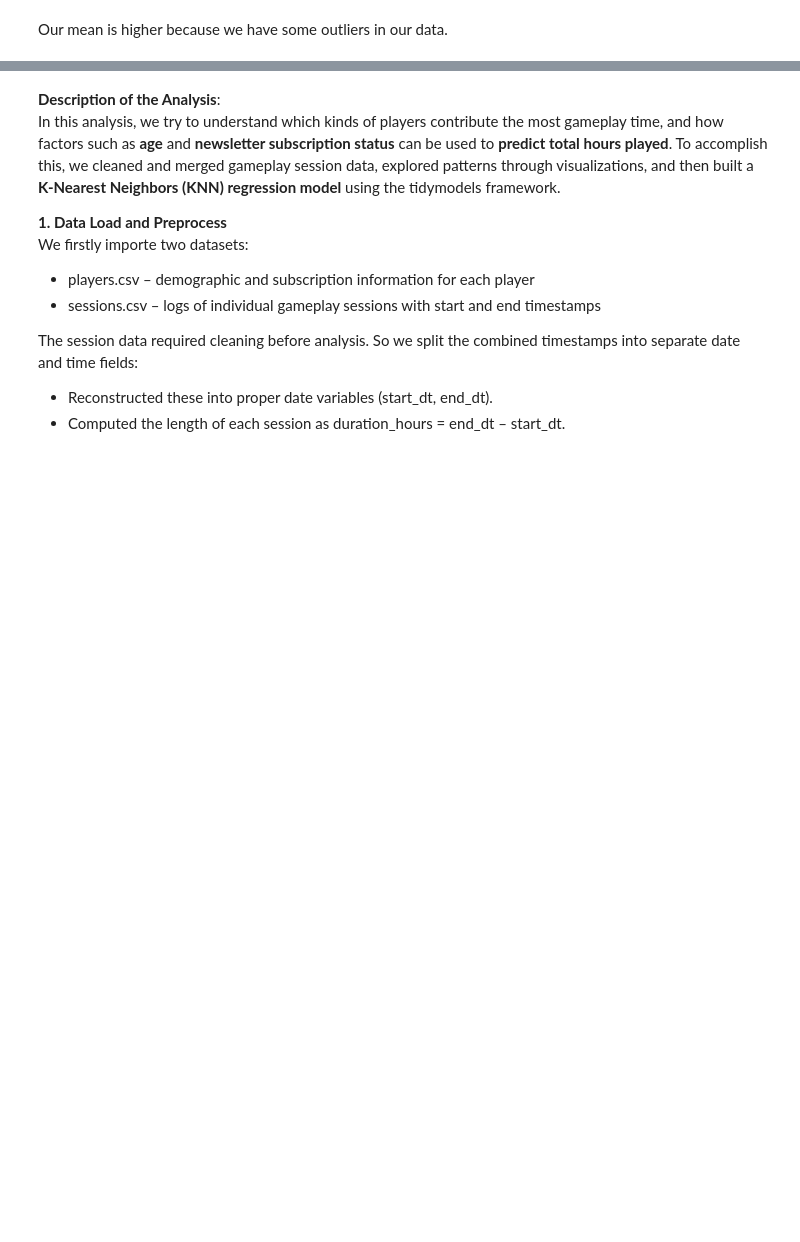
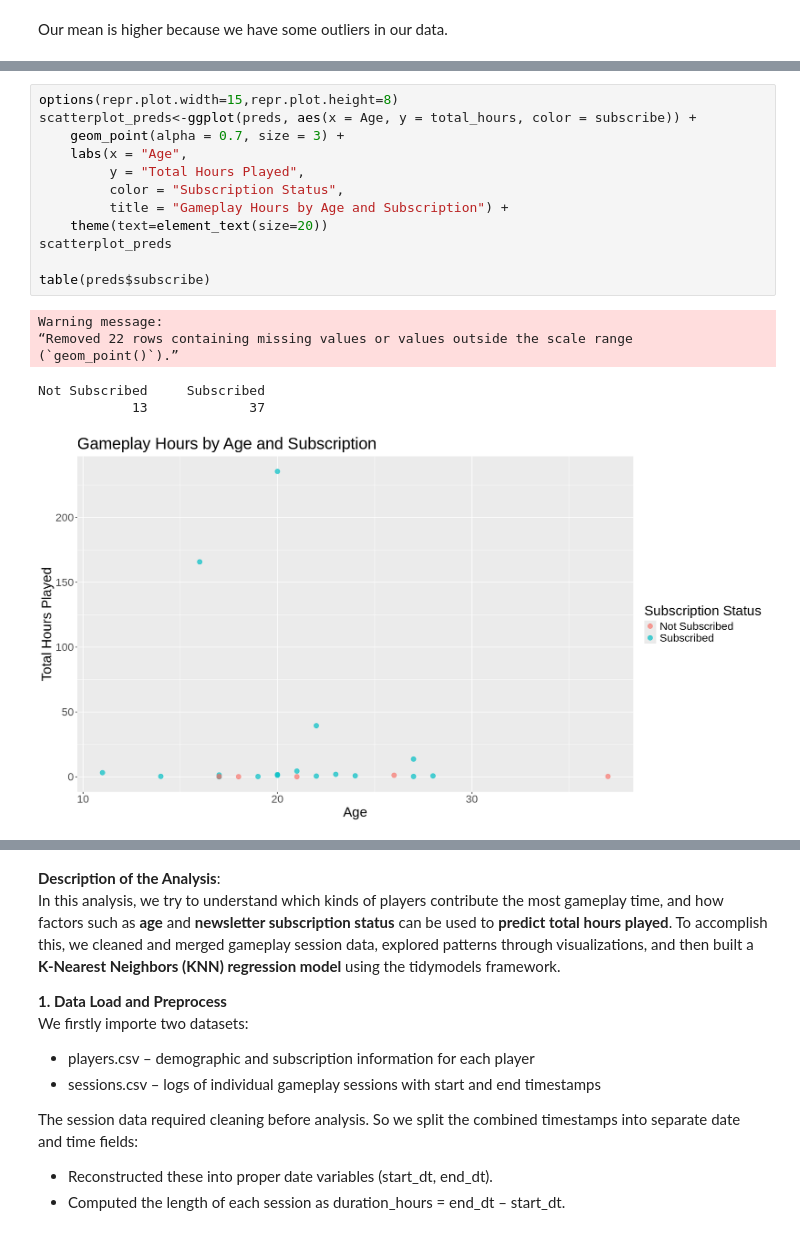
Before and after one commit to danayong25-cell/Group-Final-Project, a Jupyter notebook: group final project.ipynb, the cells around one changed output, grey strips where cells are left out. Cells and saved outputs as stored; diff of their text form; blank space fills up the shorter version.

```diff
--- a/group final project.ipynb
+++ b/group final project.ipynb
@@ -309,0 +320,19 @@ Warning message:
+# %%
+options(repr.plot.width=15,repr.plot.height=8)
+scatterplot_preds<-ggplot(preds, aes(x = Age, y = total_hours, color = subscribe)) +
+    geom_point(alpha = 0.7, size = 3) +
+    labs(x = "Age",
+         y = "Total Hours Played",
+         color = "Subscription Status",
+         title = "Gameplay Hours by Age and Subscription") +
+    theme(text=element_text(size=20))
+scatterplot_preds
+
+table(preds$subscribe)
+# %% [output]
+Warning message:
+“Removed 22 rows containing missing values or values outside the scale range
+(`geom_point()`).”
+Not Subscribed     Subscribed
+            13             37
+[figure, added]
```
Also changed, not shown: parts of 8 cells of this notebook.
